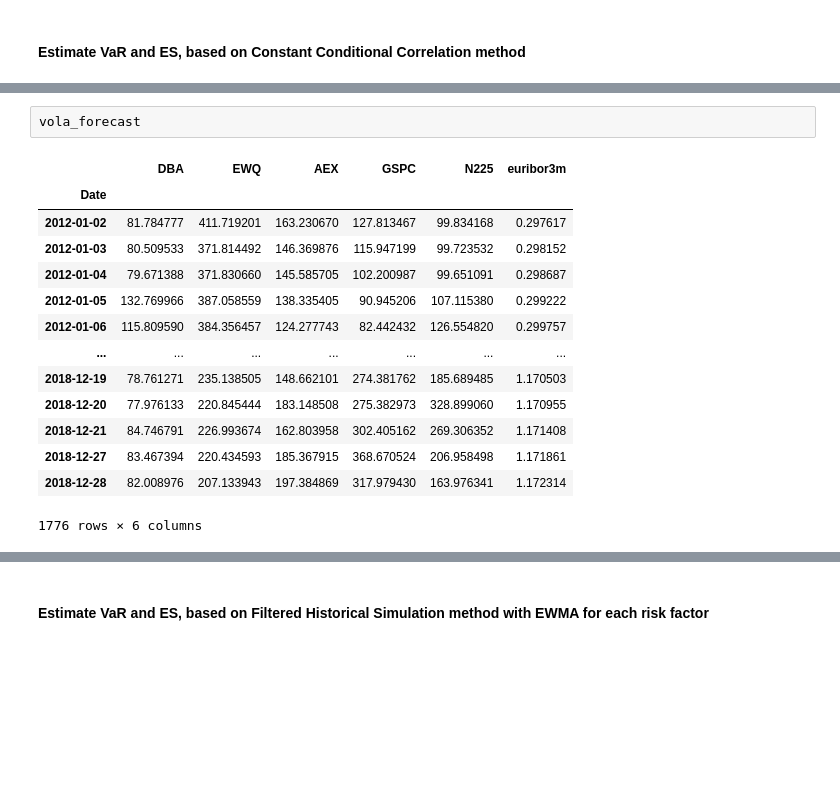
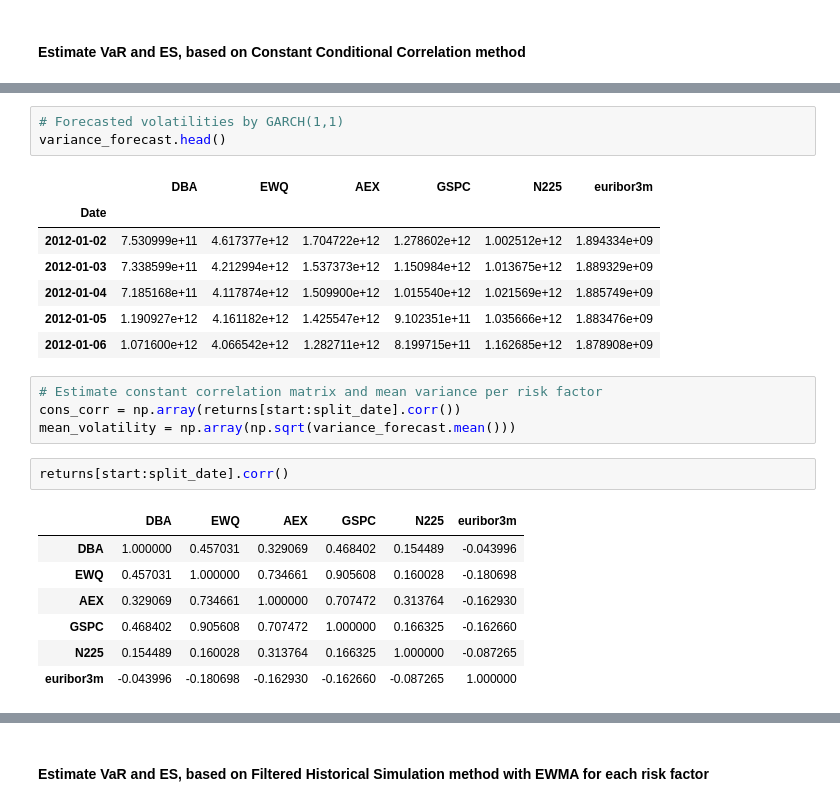
Before and after one commit to danielsteman/QFRM, a Jupyter notebook: QFRM_assignment1.ipynb, the cells around one changed output, grey strips where cells are left out. Cells and saved outputs as stored; diff of their text form; blank space fills up the shorter version.

Commit message:
Add files via upload
This notebook contains that covariance matrix derived from constant correlations and time-varying volatilities.

```diff
--- a/QFRM_assignment1.ipynb
+++ b/QFRM_assignment1.ipynb
@@ -342,17 +416,25 @@ Optimization terminated successfully.    (Exit mode 0)
-# %%
-vola_forecast
-# %% [output]
-|  | DBA | EWQ | AEX | GSPC | N225 | euribor3m |
-| Date |  |  |  |  |  |  |
-| 2012-01-02 | 81.784777 | 411.719201 | 163.230670 | 127.813467 | 99.834168 | 0.297617 |
-| 2012-01-03 | 80.509533 | 371.814492 | 146.369876 | 115.947199 | 99.723532 | 0.298152 |
-| 2012-01-04 | 79.671388 | 371.830660 | 145.585705 | 102.200987 | 99.651091 | 0.298687 |
-| 2012-01-05 | 132.769966 | 387.058559 | 138.335405 | 90.945206 | 107.115380 | 0.299222 |
-| 2012-01-06 | 115.809590 | 384.356457 | 124.277743 | 82.442432 | 126.554820 | 0.299757 |
-| ... | ... | ... | ... | ... | ... | ... |
-| 2018-12-19 | 78.761271 | 235.138505 | 148.662101 | 274.381762 | 185.689485 | 1.170503 |
-| 2018-12-20 | 77.976133 | 220.845444 | 183.148508 | 275.382973 | 328.899060 | 1.170955 |
-| 2018-12-21 | 84.746791 | 226.993674 | 162.803958 | 302.405162 | 269.306352 | 1.171408 |
-| 2018-12-27 | 83.467394 | 220.434593 | 185.367915 | 368.670524 | 206.958498 | 1.171861 |
-| 2018-12-28 | 82.008976 | 207.133943 | 197.384869 | 317.979430 | 163.976341 | 1.172314 |
-1776 rows × 6 columns
+# %%
+# Forecasted volatilities by GARCH(1,1)
+variance_forecast.head()
+# %% [output]
+|  | DBA | EWQ | AEX | GSPC | N225 | euribor3m |
+| Date |  |  |  |  |  |  |
+| 2012-01-02 | 7.530999e+11 | 4.617377e+12 | 1.704722e+12 | 1.278602e+12 | 1.002512e+12 | 1.894334e+09 |
+| 2012-01-03 | 7.338599e+11 | 4.212994e+12 | 1.537373e+12 | 1.150984e+12 | 1.013675e+12 | 1.889329e+09 |
+| 2012-01-04 | 7.185168e+11 | 4.117874e+12 | 1.509900e+12 | 1.015540e+12 | 1.021569e+12 | 1.885749e+09 |
+| 2012-01-05 | 1.190927e+12 | 4.161182e+12 | 1.425547e+12 | 9.102351e+11 | 1.035666e+12 | 1.883476e+09 |
+| 2012-01-06 | 1.071600e+12 | 4.066542e+12 | 1.282711e+12 | 8.199715e+11 | 1.162685e+12 | 1.878908e+09 |
+# %%
+# Estimate constant correlation matrix and mean variance per risk factor
+cons_corr = np.array(returns[start:split_date].corr())
+mean_volatility = np.array(np.sqrt(variance_forecast.mean()))
+# %%
+returns[start:split_date].corr()
+# %% [output]
+|  | DBA | EWQ | AEX | GSPC | N225 | euribor3m |
+| DBA | 1.000000 | 0.457031 | 0.329069 | 0.468402 | 0.154489 | -0.043996 |
+| EWQ | 0.457031 | 1.000000 | 0.734661 | 0.905608 | 0.160028 | -0.180698 |
+| AEX | 0.329069 | 0.734661 | 1.000000 | 0.707472 | 0.313764 | -0.162930 |
+| GSPC | 0.468402 | 0.905608 | 0.707472 | 1.000000 | 0.166325 | -0.162660 |
+| N225 | 0.154489 | 0.160028 | 0.313764 | 0.166325 | 1.000000 | -0.087265 |
+| euribor3m | -0.043996 | -0.180698 | -0.162930 | -0.162660 | -0.087265 | 1.000000 |
```
Also changed, not shown: parts of 16 cells of this notebook.
